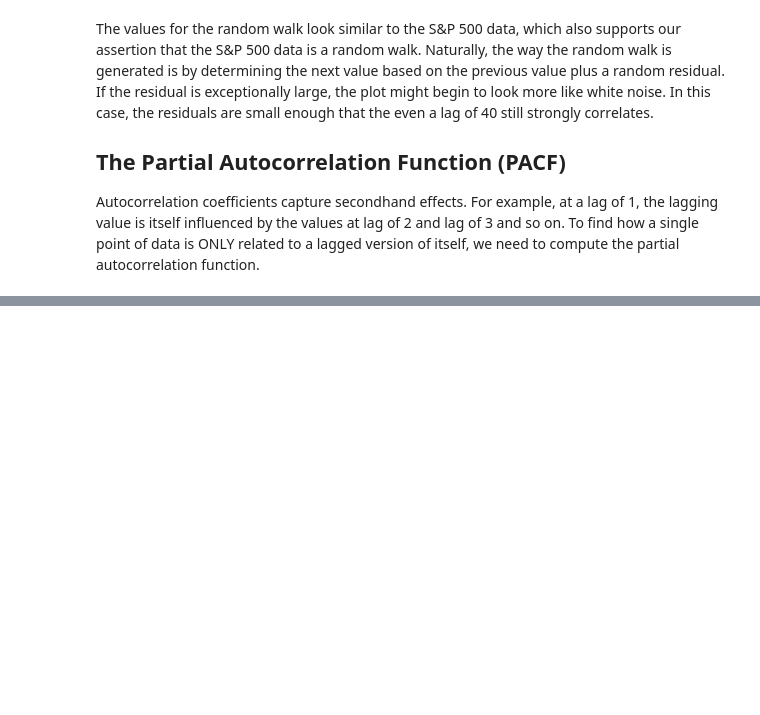
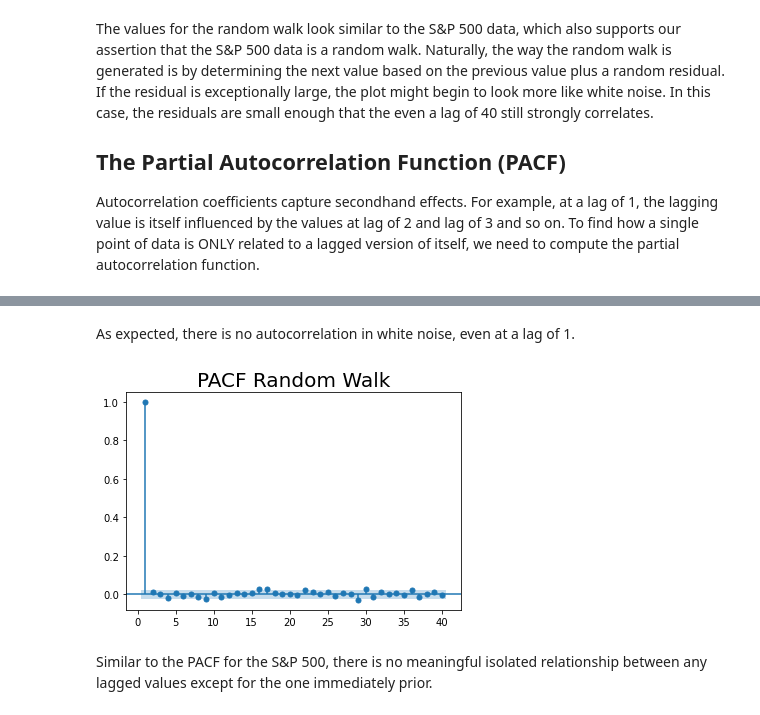
Before and after one commit to adam-gomez/time-series-exercises, a Jupyter notebook: time_series_analysis_model.ipynb, the cells around one changed output, grey strips where cells are left out. Drawn from its saved outputs; the diff is of its cells as text; code cells hidden in the pictures; blank space fills up the shorter version.

```diff
--- a/time_series_analysis_model.ipynb
+++ b/time_series_analysis_model.ipynb
@@ -510,0 +531,10 @@ sgt.plot_pacf()
+# %% [markdown]
+As expected, there is no autocorrelation in white noise, even at a lag of 1.
+# %%
+sgt.plot_pacf(spx_train.rw, lags = 40, zero = False, method = ('ols'))
+plt.title('PACF Random Walk', size = 20)
+plt.show()
+# %% [output]
+[figure, added]
+# %% [markdown]
+Similar to the PACF for the S&P 500, there is no meaningful isolated relationship between any lagged values except for the one immediately prior.
```
Also changed, not shown: parts of 16 cells of this notebook.
